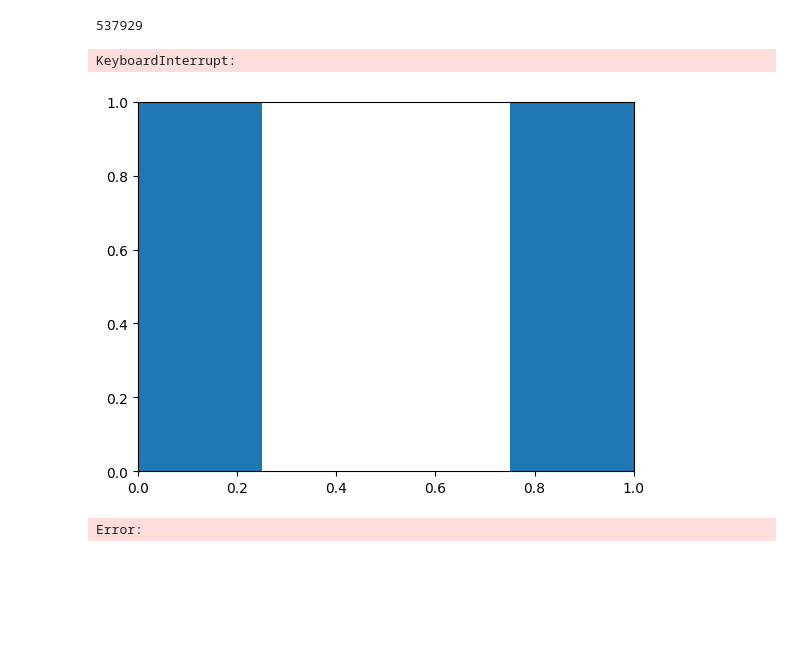
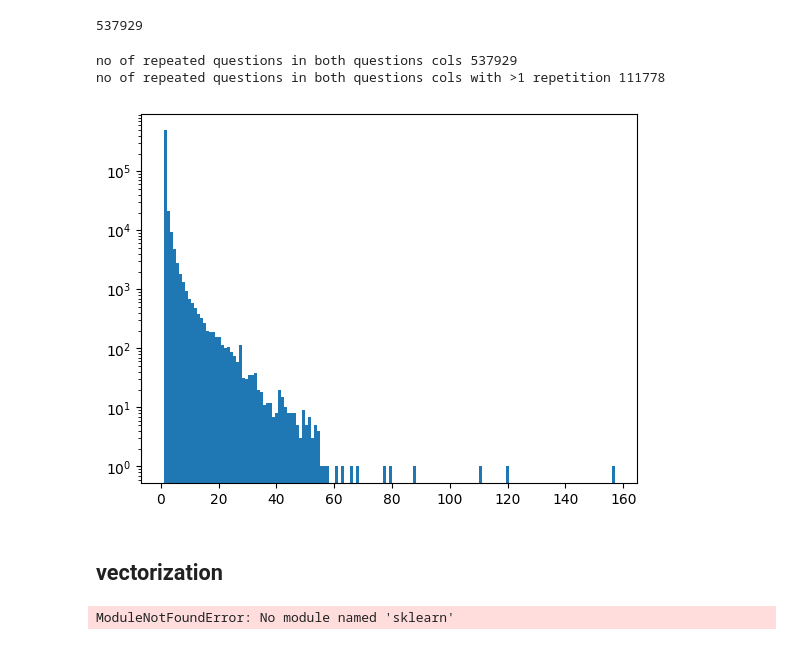
Before and after one commit to Sarvesh-Kesharwani/QuoraDuplicateQNA_Classiffier, a Jupyter notebook: 2. eda_n_dataCleaning/1.ipynb, the cells around one changed output. Cells and saved outputs as stored; diff of their text form; code cells hidden in the pictures; blank space fills up the shorter version.

Commit message:
more data cleaning

```diff
--- a/2. eda_n_dataCleaning/1.ipynb
+++ b/2. eda_n_dataCleaning/1.ipynb
@@ -162,9 +162,24 @@ Length: 808574, dtype: int64
 all_questions.nunique()
 # %% [output]
 537929
-# %%
-pd.Series(all_questions.value_counts()[all_questions.value_counts()>1]).plot(kind='bar')
-# %% [output]
-KeyboardInterrupt:
-[figure, removed]
-Error:
+# %%
+print('no of repeated questions in both questions cols', all_questions.nunique())
+print('no of repeated questions in both questions cols with >1 repetition', pd.Series(all_questions.value_counts()[all_questions.value_counts()>1]).shape[0])
+# %% [output]
+no of repeated questions in both questions cols 537929
+no of repeated questions in both questions cols with >1 repetition 111778
+# %%
+plt.hist(all_questions.value_counts(), bins=150)
+plt.yscale('log')
+plt.show()
+# %% [output]
+[figure, added]
+# %% [markdown]
+## vectorization
+# %%
+from sklearn.feature_extraction.text import CountVectorizer
+
+cv = CountVectorizer()
+cv.fit_transform(data['qid1'], inplace=True)
+# %% [output]
+ModuleNotFoundError: No module named 'sklearn'
```
Also changed, not shown: parts of 1 cell of this notebook.
